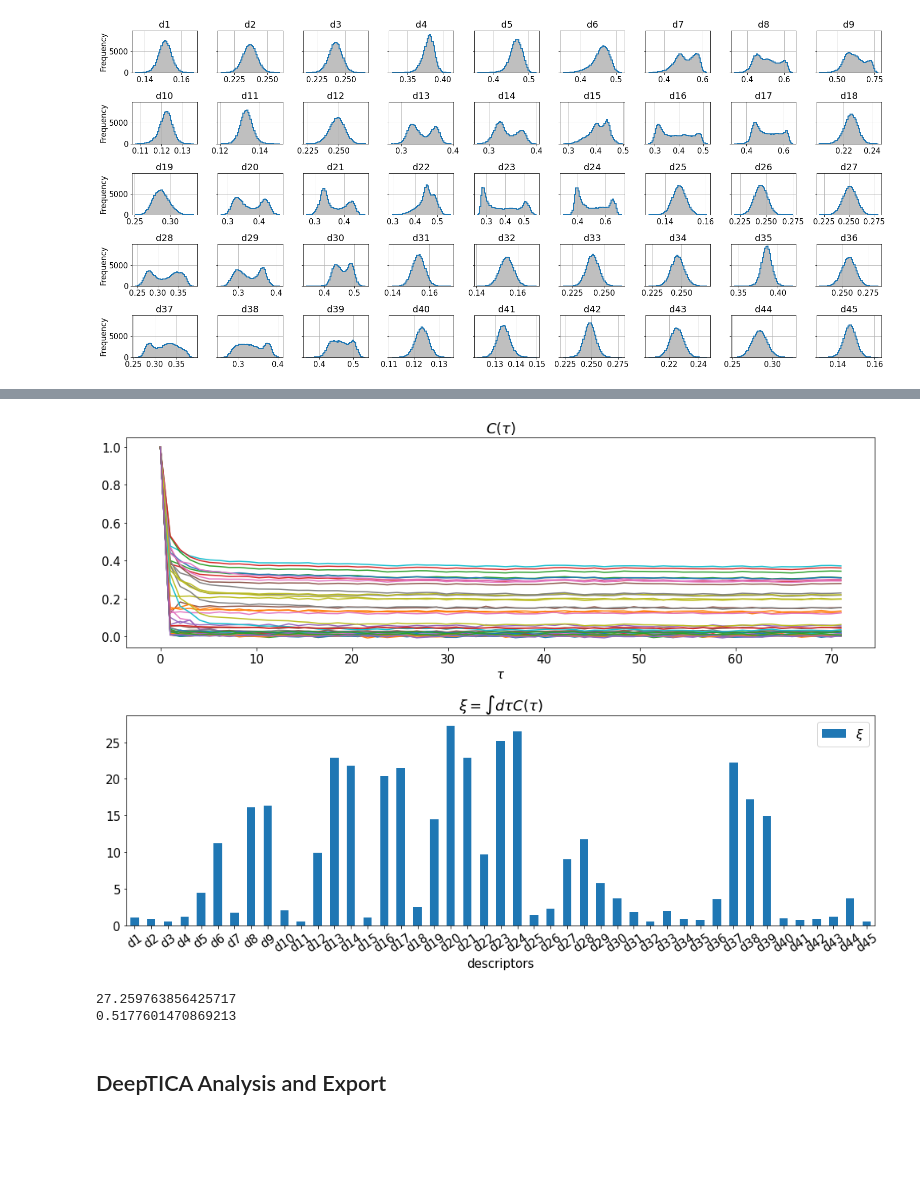
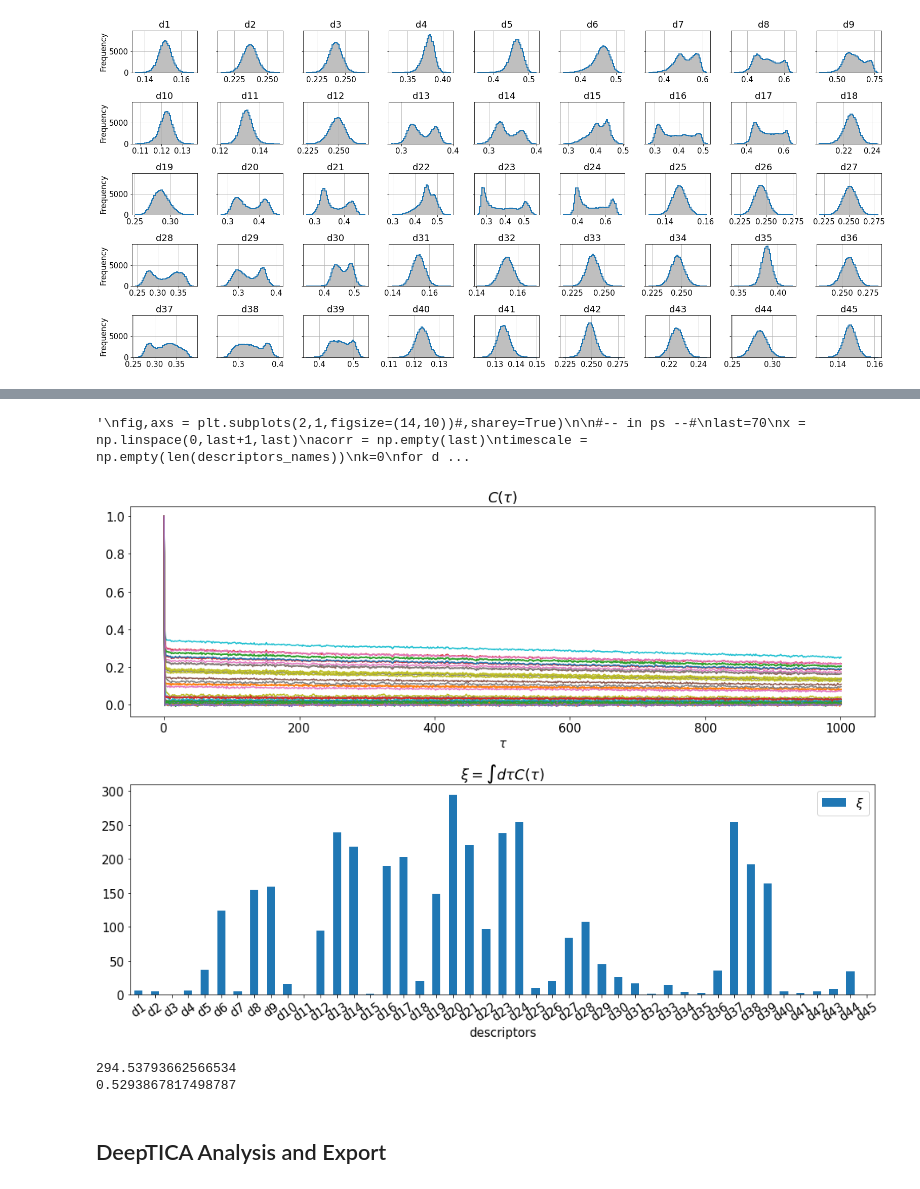
Before and after one commit to nicolopedrani/Hyper-TICA, a Jupyter notebook: Alanine/Bias.ipynb, the cells around one changed output, grey strips where cells are left out. Cells and saved outputs as stored; diff of their text form; code cells hidden in the pictures; blank space fills up the shorter version.

```diff
--- a/Alanine/Bias.ipynb
+++ b/Alanine/Bias.ipynb
@@ -16,18 +16,6 @@ from scipy.interpolate import griddata
 #-- to computer fes --#
 from mlcvs.utils.fes import compute_fes
 
-#-- to run process from jupyter --#
-import subprocess
-import os
-from pathlib import Path
-# execute bash command in the given folder
-def execute(command, folder, background=False):
-    cmd = subprocess.run(command, cwd=folder, shell=True, capture_output = True, text=True, close_fds=background)
-    if cmd.returncode == 0:
-        print(f'Completed: {command}')
-    else:
-        print(cmd.stderr)
-
 #-- useful python script for training the DeepTICA cvs --#
 from utils import *
 
@@ -226,4 +262,6 @@ plt.tight_layout()
 # %%
+#-- slow way, one descriptor at once --#
+'''
 fig,axs = plt.subplots(2,1,figsize=(14,10))#,sharey=True)
 
 #-- in ps --#
@@ -233,29 +271,58 @@ acorr = np.empty(last)
 timescale = np.empty(len(descriptors_names))
 k=0
 for desc in descriptors_names:
-    #print("autocorrelation for ", desc)
+    print("autocorrelation for ", desc)
     for i in range(last):
-        acorr[i] = data[desc].autocorr(i)
+        acorr[i] = my_autocorrelation_cpp("input.dat",lag=i,index=k,path=folder,weight=True)
     axs[0].plot(x,acorr)
     timescale[k] = integrate.trapz(acorr[:last],x[:last])
     k+=1
+'''
 
-times = pd.DataFrame(descriptors_names,columns=["descriptors"])
-times["timescale"] = timescale
-times.plot(kind="bar",x="descriptors",y="timescale",rot=35,ax=axs[1],fontsize=15,label=r"$\xi$")
+#times = pd.DataFrame(descriptors_names,columns=["descriptors"])
+#times["timescale"] = timescale
+#times.plot(kind="bar",x="descriptors",y="timescale",rot=35,ax=axs[1],fontsize=15,label=r"$\xi$")
 
-axs[0].set_xlabel(r'$\tau$')
-axs[0].set_title(r'$C(\tau)$')
-axs[1].set_title(r'$\xi=\int d\tau C(\tau)$')
+#axs[0].set_xlabel(r'$\tau$')
+#axs[0].set_title(r'$C(\tau)$')
+#axs[1].set_title(r'$\xi=\int d\tau C(\tau)$')
 
-plt.tight_layout()
-plt.show()
+#plt.tight_layout()
+#plt.show()
 
-print(np.max(timescale))
-print(np.min(timescale))
-
-#fit_timeacorr(descriptors_names,data,axs=None)
+#print(np.max(timescale))
+#print(np.min(timescale))
 # %% [output]
-[figure, removed]
-27.259763856425717
-0.5177601470869213
+'\nfig,axs = plt.subplots(2,1,figsize=(14,10))#,sharey=True)\n\n#-- in ps --#\nlast=70\nx = np.linspace(0,last+1,last)\nacorr = np.empty(last)\ntimescale = np.empty(len(descriptors_names))\nk=0\nfor d ...
+# %%
+#-- fast way, one descriptor at once --#
+fig,axs = plt.subplots(2,1,figsize=(14,10))#,sharey=True)
+
+#-- in ps --#
+last=1000
+x = np.linspace(0,last+1,last)
+acorr = np.array([my_autocorrelation_cpp_all("input.dat",lag=i,path=folder,weight=True) for i in range(last)])
+timescale = np.empty(len(descriptors_names))
+
+for k in range(len(descriptors_names)):
+    corr = acorr.T[k]
+    axs[0].plot(x,corr)
+    timescale[k] = integrate.trapz(corr[:last],x[:last])
+
+times = pd.DataFrame(descriptors_names,columns=["descriptors"])
+times["timescale"] = timescale
+times.plot(kind="bar",x="descriptors",y="timescale",rot=35,ax=axs[1],fontsize=15,label=r"$\xi$")
+
+axs[0].set_xlabel(r'$\tau$')
+axs[0].set_title(r'$C(\tau)$')
+axs[1].set_title(r'$\xi=\int d\tau C(\tau)$')
+
+plt.tight_layout()
+plt.show()
+
+print(np.max(timescale))
+print(np.min(timescale))
+# %% [output]
+[figure, added]
+294.53793662566534
+0.5293867817498787
```
Also changed, not shown: parts of 23 cells of this notebook, 42 other files.
